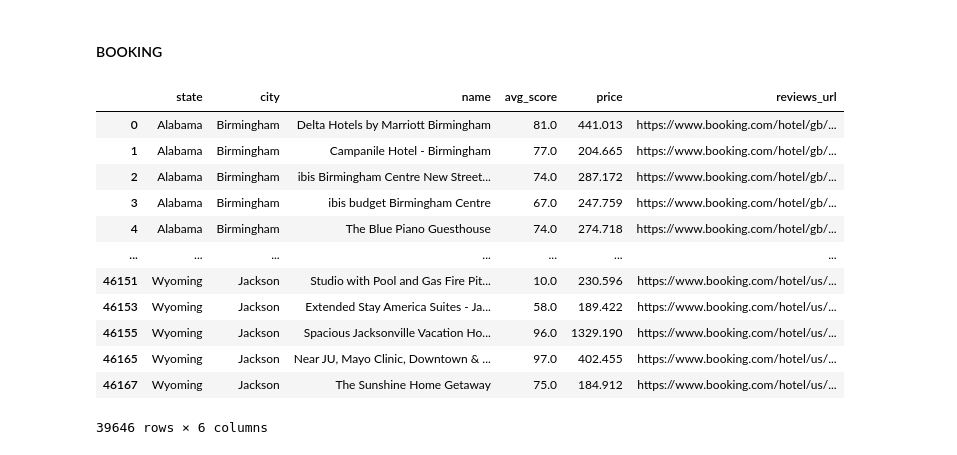
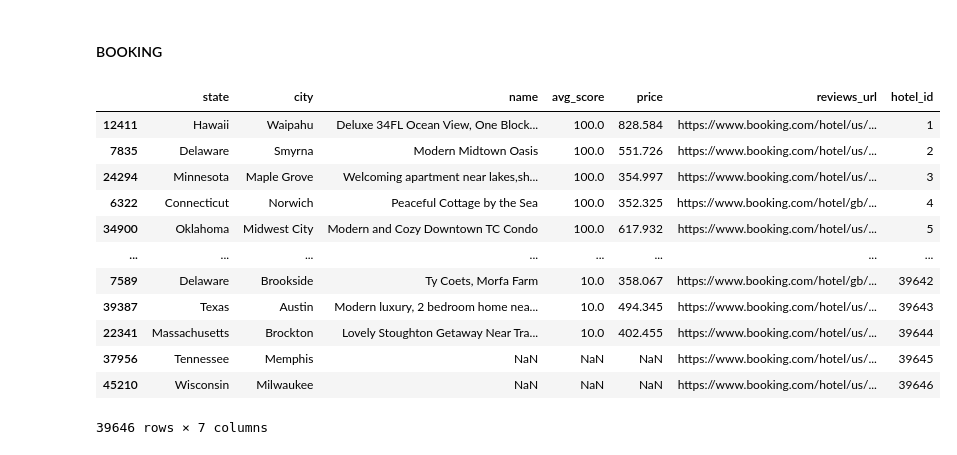
Before and after one commit to LeonardoCostaH/PF_DS_YELP, a Jupyter notebook: 01_ETL.ipynb, the cells around one changed output. Cells and saved outputs as stored; diff of their text form; code cells hidden in the pictures.

```diff
--- a/01_ETL.ipynb
+++ b/01_ETL.ipynb
@@ -301,31 +301,34 @@ personalised_graphics.missing_values_heatmap(google_hotel_reviews, "google_hotel
 # %%
 import os
 import pandas as pd
 
 hotels_dr = "files/data/booking/hotels"
 
 dataframes = []
 for archivo in os.listdir(hotels_dr):
     if archivo.endswith(".csv"):
         ruta_completa = os.path.join(hotels_dr, archivo)
         df = pd.read_csv(ruta_completa)
         dataframes.append(df)
 
 usa_hotels = pd.concat(dataframes, ignore_index=True)
 usa_hotels = usa_hotels.drop_duplicates(subset=["city", "name", "avg_score"])
+usa_hotels = usa_hotels.sort_values(by="avg_score", ascending=False)
+usa_hotels["hotel_id"] = range(1, len(usa_hotels) + 1)
+
 usa_hotels.to_csv("files/data/usa_hotels.csv")
 usa_hotels
 # %% [output]
-|  | state | city | name | avg_score | price | reviews_url |
-| 0 | Alabama | Birmingham | Delta Hotels by Marriott Birmingham | 81.0 | 441.013 | https://www.booking.com/hotel/gb/... |
-| 1 | Alabama | Birmingham | Campanile Hotel - Birmingham | 77.0 | 204.665 | https://www.booking.com/hotel/gb/... |
-| 2 | Alabama | Birmingham | ibis Birmingham Centre New Street... | 74.0 | 287.172 | https://www.booking.com/hotel/gb/... |
-| 3 | Alabama | Birmingham | ibis budget Birmingham Centre | 67.0 | 247.759 | https://www.booking.com/hotel/gb/... |
-| 4 | Alabama | Birmingham | The Blue Piano Guesthouse | 74.0 | 274.718 | https://www.booking.com/hotel/gb/... |
-| ... | ... | ... | ... | ... | ... | ... |
-| 46151 | Wyoming | Jackson | Studio with Pool and Gas Fire Pit... | 10.0 | 230.596 | https://www.booking.com/hotel/us/... |
-| 46153 | Wyoming | Jackson | Extended Stay America Suites - Ja... | 58.0 | 189.422 | https://www.booking.com/hotel/us/... |
-| 46155 | Wyoming | Jackson | Spacious Jacksonville Vacation Ho... | 96.0 | 1329.190 | https://www.booking.com/hotel/us/... |
-| 46165 | Wyoming | Jackson | Near JU, Mayo Clinic, Downtown & ... | 97.0 | 402.455 | https://www.booking.com/hotel/us/... |
-| 46167 | Wyoming | Jackson | The Sunshine Home Getaway | 75.0 | 184.912 | https://www.booking.com/hotel/us/... |
+|  | state | city | name | avg_score | price | reviews_url | hotel_id |
+| 12411 | Hawaii | Waipahu | Deluxe 34FL Ocean View, One Block... | 100.0 | 828.584 | https://www.booking.com/hotel/us/... | 1 |
+| 7835 | Delaware | Smyrna | Modern Midtown Oasis | 100.0 | 551.726 | https://www.booking.com/hotel/us/... | 2 |
+| 24294 | Minnesota | Maple Grove | Welcoming apartment near lakes,sh... | 100.0 | 354.997 | https://www.booking.com/hotel/us/... | 3 |
+| 6322 | Connecticut | Norwich | Peaceful Cottage by the Sea | 100.0 | 352.325 | https://www.booking.com/hotel/gb/... | 4 |
+| 34900 | Oklahoma | Midwest City | Modern and Cozy Downtown TC Condo | 100.0 | 617.932 | https://www.booking.com/hotel/us/... | 5 |
+| ... | ... | ... | ... | ... | ... | ... | ... |
+| 7589 | Delaware | Brookside | Ty Coets, Morfa Farm | 10.0 | 358.067 | https://www.booking.com/hotel/gb/... | 39642 |
+| 39387 | Texas | Austin | Modern luxury, 2 bedroom home nea... | 10.0 | 494.345 | https://www.booking.com/hotel/us/... | 39643 |
+| 22341 | Massachusetts | Brockton | Lovely Stoughton Getaway Near Tra... | 10.0 | 402.455 | https://www.booking.com/hotel/us/... | 39644 |
+| 37956 | Tennessee | Memphis | NaN | NaN | NaN | https://www.booking.com/hotel/us/... | 39645 |
+| 45210 | Wisconsin | Milwaukee | NaN | NaN | NaN | https://www.booking.com/hotel/us/... | 39646 |
-39646 rows × 6 columns
+39646 rows × 7 columns
```
Also changed, not shown: 4 other files.
